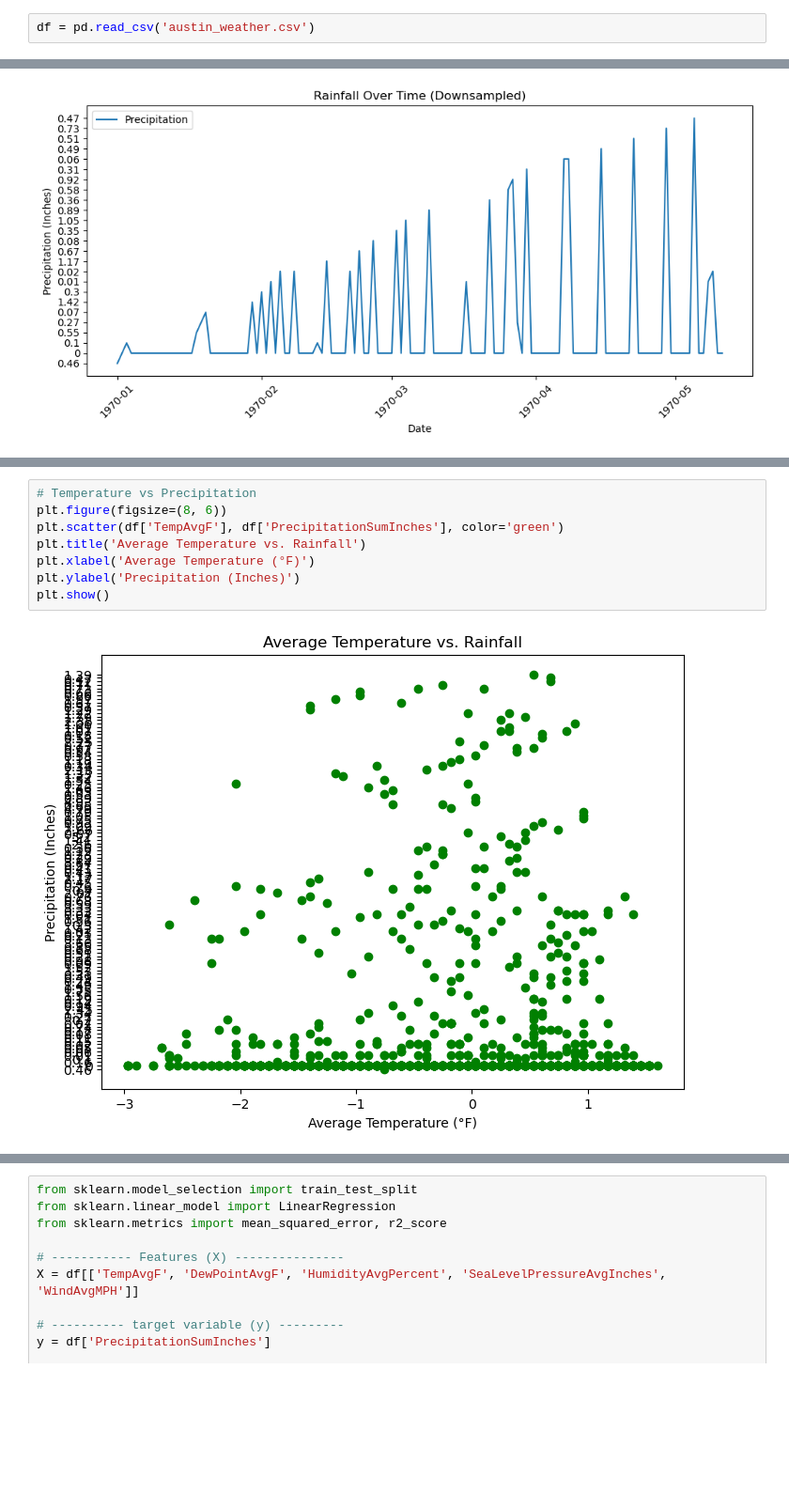
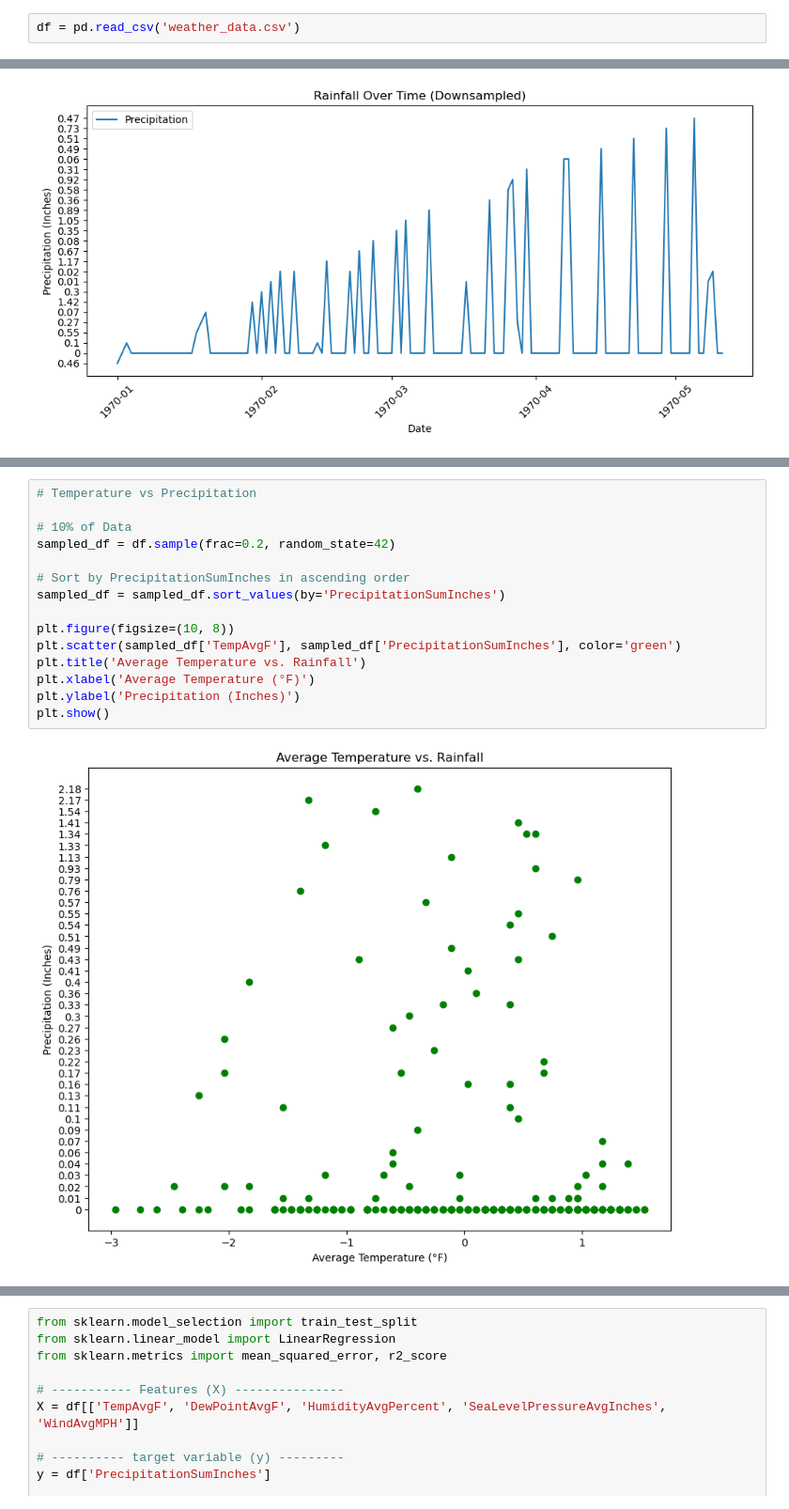
Before and after one commit to abhinavkumar2369/Rainfall-Prediction-Model-Scikit, a Jupyter notebook: prediction_model.ipynb, the cells around one changed output, grey strips where cells are left out. Shown at 94% size. Saved outputs shown, nothing was run; the diff lists cells and outputs as text; blank space fills up the shorter version.

```diff
--- a/prediction_model.ipynb
+++ b/prediction_model.ipynb
@@ -9,7 +9,7 @@ from sklearn.linear_model import LinearRegression
 # %% [markdown]
 ➡️ Importing the dataset
 # %%
-df = pd.read_csv('austin_weather.csv')
+df = pd.read_csv('weather_data.csv')
 # %%
 df.info()
 # %% [output]
@@ -177,10 +187,17 @@ plt.show()
 # %%
 # Temperature vs Precipitation
-plt.figure(figsize=(8, 6))
-plt.scatter(df['TempAvgF'], df['PrecipitationSumInches'], color='green')
+
+# 10% of Data
+sampled_df = df.sample(frac=0.2, random_state=42)
+
+# Sort by PrecipitationSumInches in ascending order
+sampled_df = sampled_df.sort_values(by='PrecipitationSumInches')
+
+plt.figure(figsize=(10, 8))
+plt.scatter(sampled_df['TempAvgF'], sampled_df['PrecipitationSumInches'], color='green')
 plt.title('Average Temperature vs. Rainfall')
 plt.xlabel('Average Temperature (°F)')
 plt.ylabel('Precipitation (Inches)')
 plt.show()
 # %% [output]
-[figure, old version]
+[figure, new version]
```
Also changed, not shown: parts of 8 cells of this notebook.
